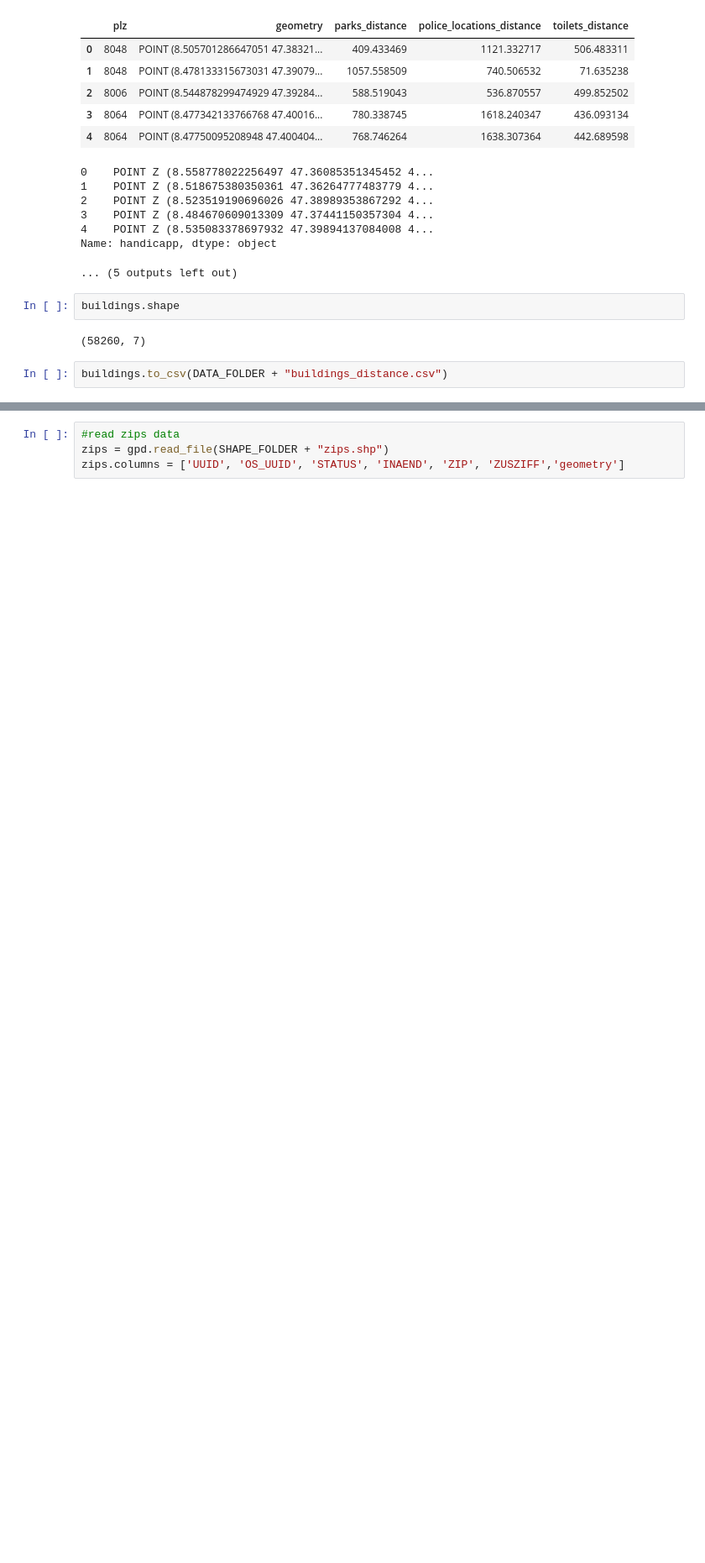
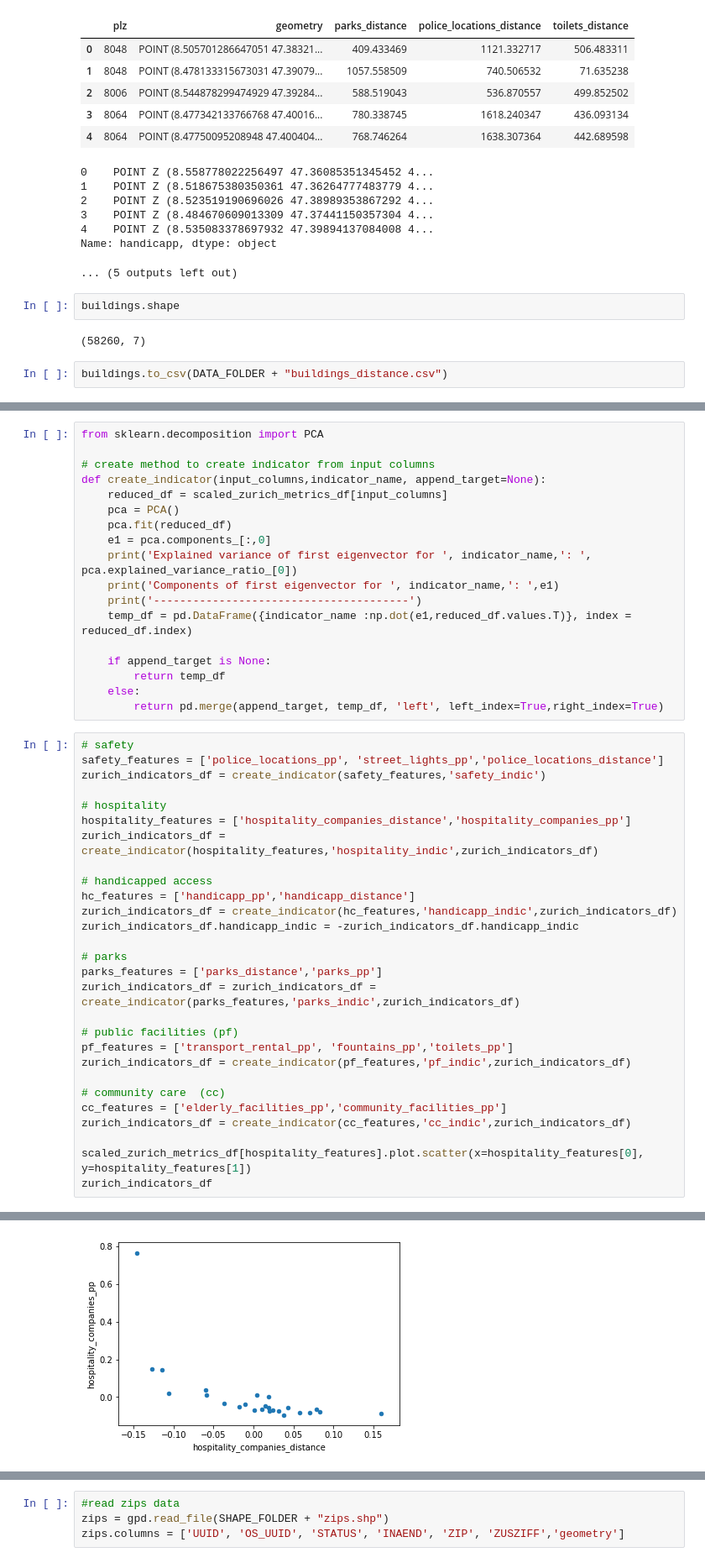
Before and after one commit to MLortki/ADA2018-Project-Quality-of-Space-AMG, a Jupyter notebook: zurich_open_data_exploration.ipynb, the cells around one changed output, grey strips where cells are left out. Shown at 84% size. Cells and saved outputs as stored; diff of their text form; blank space fills up the shorter version.

Commit message:
indices creation

```diff
--- a/zurich_open_data_exploration.ipynb
+++ b/zurich_open_data_exploration.ipynb
@@ -422,0 +534,47 @@ buildings.to_csv(DATA_FOLDER + "buildings_distance.csv")
+# %%
+from sklearn.decomposition import PCA
+
+# create method to create indicator from input columns
+def create_indicator(input_columns,indicator_name, append_target=None):
+    reduced_df = scaled_zurich_metrics_df[input_columns]
+    pca = PCA()
+    pca.fit(reduced_df)
+    e1 = pca.components_[:,0]
+    print('Explained variance of first eigenvector for ', indicator_name,': ', pca.explained_variance_ratio_[0])
+    print('Components of first eigenvector for ', indicator_name,': ',e1)
+    print('---------------------------------------')
+    temp_df = pd.DataFrame({indicator_name :np.dot(e1,reduced_df.values.T)}, index = reduced_df.index)
+
+    if append_target is None:
+        return temp_df
+    else:
+        return pd.merge(append_target, temp_df, 'left', left_index=True,right_index=True)
+# %%
+# safety
+safety_features = ['police_locations_pp', 'street_lights_pp','police_locations_distance']
+zurich_indicators_df = create_indicator(safety_features,'safety_indic')
+
+# hospitality
+hospitality_features = ['hospitality_companies_distance','hospitality_companies_pp']
+zurich_indicators_df = create_indicator(hospitality_features,'hospitality_indic',zurich_indicators_df)
+
+# handicapped access
+hc_features = ['handicapp_pp','handicapp_distance']
+zurich_indicators_df = create_indicator(hc_features,'handicapp_indic',zurich_indicators_df)
+zurich_indicators_df.handicapp_indic = -zurich_indicators_df.handicapp_indic
+
+# parks
+parks_features = ['parks_distance','parks_pp']
+zurich_indicators_df = zurich_indicators_df = create_indicator(parks_features,'parks_indic',zurich_indicators_df)
+
+# public facilities (pf)
+pf_features = ['transport_rental_pp', 'fountains_pp','toilets_pp']
+zurich_indicators_df = create_indicator(pf_features,'pf_indic',zurich_indicators_df)
+
+# community care  (cc)
+cc_features = ['elderly_facilities_pp','community_facilities_pp']
+zurich_indicators_df = create_indicator(cc_features,'cc_indic',zurich_indicators_df)
+
+scaled_zurich_metrics_df[hospitality_features].plot.scatter(x=hospitality_features[0], y=hospitality_features[1])
+zurich_indicators_df
+# %% [output]
@@ -423 +616,2 @@ buildings.to_csv(DATA_FOLDER + "buildings_distance.csv")
+[figure, added]
 # %% [markdown]
```
Also changed, not shown: parts of 24 cells of this notebook, 2 other files.
